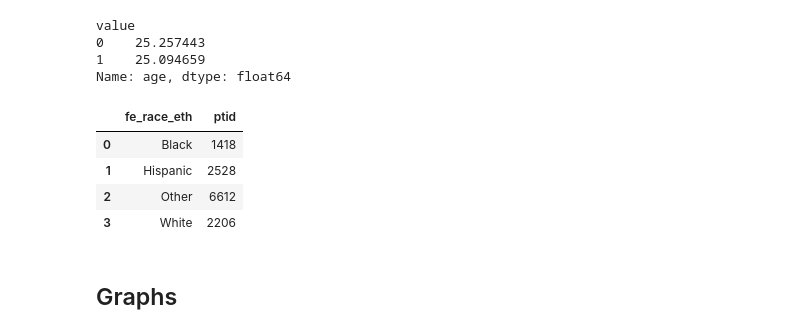
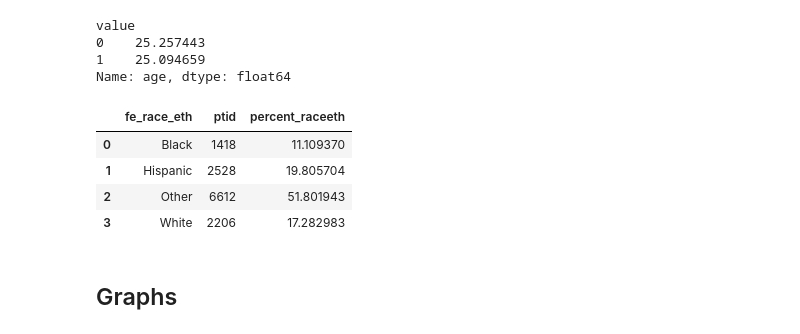
Before and after one commit to tatonetti-lab/covid-h2o, a Jupyter notebook: manuscript_demo_graphs.ipynb, the cells around one changed output. Cells and saved outputs as stored; diff of their text form; code cells hidden in the pictures.

```diff
--- a/manuscript_demo_graphs.ipynb
+++ b/manuscript_demo_graphs.ipynb
@@ -592,14 +611,20 @@ value
 Name: age, dtype: float64
 # %%
 #Totals by race/ethnicity
-covnopro_limited_rel_df.groupby(["fe_race_eth"],dropna=False ).count()\
+race_eth_totals_df = covnopro_limited_rel_df.groupby(["fe_race_eth"],dropna=False ).count()\
 ["ptid"].transpose().reset_index()
+
+race_eth_totals_df["ptid"] = race_eth_totals_df["ptid"].astype(int)
+
+race_eth_totals_df["percent_raceeth"] = race_eth_totals_df["ptid"]/race_eth_totals_df["ptid"].sum()*100
+
+race_eth_totals_df
 # %% [output]
-|  | fe_race_eth | ptid |
-| 0 | Black | 1418 |
-| 1 | Hispanic | 2528 |
-| 2 | Other | 6612 |
-| 3 | White | 2206 |
+|  | fe_race_eth | ptid | percent_raceeth |
+| 0 | Black | 1418 | 11.109370 |
+| 1 | Hispanic | 2528 | 19.805704 |
+| 2 | Other | 6612 | 51.801943 |
+| 3 | White | 2206 | 17.282983 |
 # %% [markdown]
 ## Graphs
 # %%
```
Also changed, not shown: parts of 13 cells of this notebook, 2 other files.
